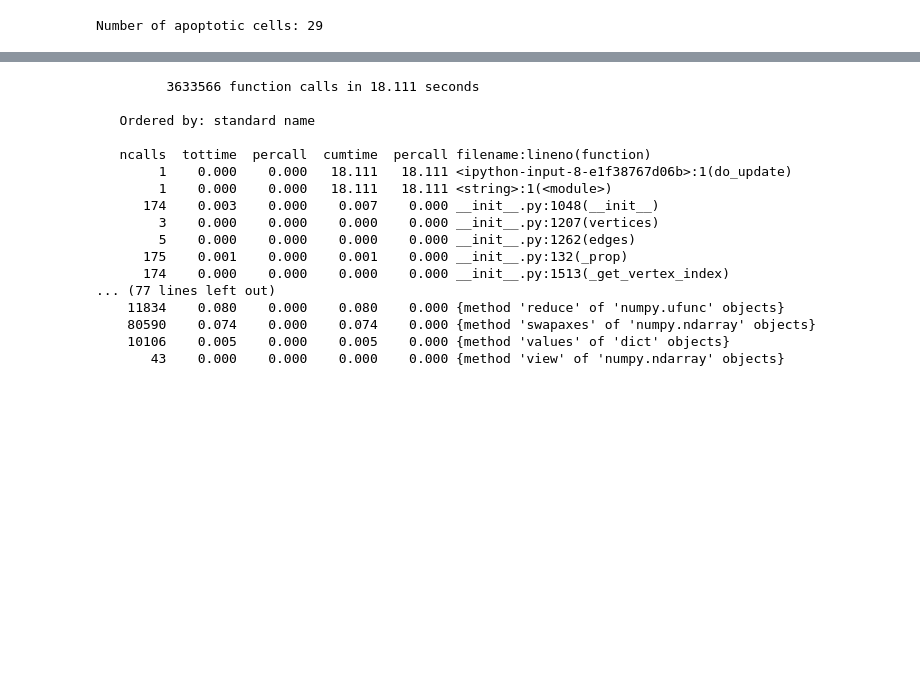
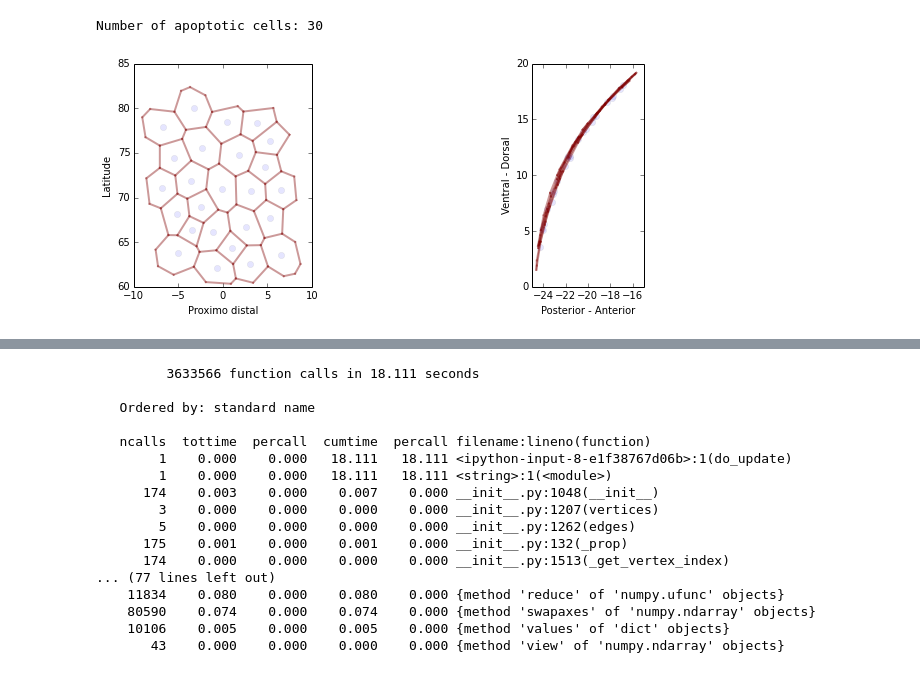
Before and after one commit to glyg/leg-joint, a Jupyter notebook: notebooks/5 - Single cell apoptosis.ipynb, the cells around one changed output, grey strips where cells are left out. Drawn from its saved outputs; the diff is of its cells as text; code cells hidden in the pictures; blank space fills up the shorter version.

```diff
--- a/notebooks/5 - Single cell apoptosis.ipynb
+++ b/notebooks/5 - Single cell apoptosis.ipynb
@@ -11,9 +14,9 @@ eptm = lj.Epithelium(graphXMLfile='../saved_graphs/xml/before_apoptosis.xml',
 eptm.isotropic_relax()
 # %%
 apopto_cells = get_apoptotic_cells(eptm, seed=0, z0=0., width_apopto=1.5, p0=0.85, amp=0.7)
-apopto_cell = apopto_cells[15]
+apopto_cell = apopto_cells[5]
 # %% [output]
-Number of apoptotic cells: 29
+Number of apoptotic cells: 30
 # %%
 def plot_local_apopto(eptm,  basename, i, close=True):
 
@@ -27,4 +30,37 @@ def plot_local_apopto(eptm,  basename, i, close=True):
     plt.draw()
     fig.savefig('%s_%0i.svg' % (basename, i))
     if close: plt.close(fig)
+
+
+
+
+def draw_local_depth(eptm, depth, i, axes, basename, suffix,
+                     clip=22., close=True):
+
+    fname = lambda i : '%s%02d%s' %(basename, i, suffix)
+    eptm.graph.set_edge_filter(eptm.is_local_edge)
+    eptm.update_rhotheta()
+    for edge in eptm.graph.edges():
+        depth[edge] = (eptm.rhos[edge.source()]
+                       + eptm.rhos[edge.target()]) / 2.
+    eptm.graph.set_edge_filter(None)
+
+    depth.a = depth.a.clip(clip, depth.a.max())
+    depth.a -= clip
+    axes = lj.plot_2pannels(eptm, axes=axes, c_text=False,
+                            depth_color=depth)
+    fig = axes[0].get_figure()
+    fig.savefig(fname(i))
+    if close: plt.close(fig)
+# %%
+basename = 'local_apoptosis_t'
+suffix = '.svg'
+eptm.set_local_mask(None)
+eptm.set_local_mask(apopto_cell, wider=True)
+depth = eptm.dzeds.copy()
+fig, axes = plt.subplots(nrows=1, ncols=2, figsize=(12, 4))
+
+draw_local_depth(eptm, depth, i, axes, basename, suffix, clip=22, close=False)
+# %% [output]
+[figure, added]
 # %%
```
Also changed, not shown: parts of 3 cells of this notebook, 5 other files.
